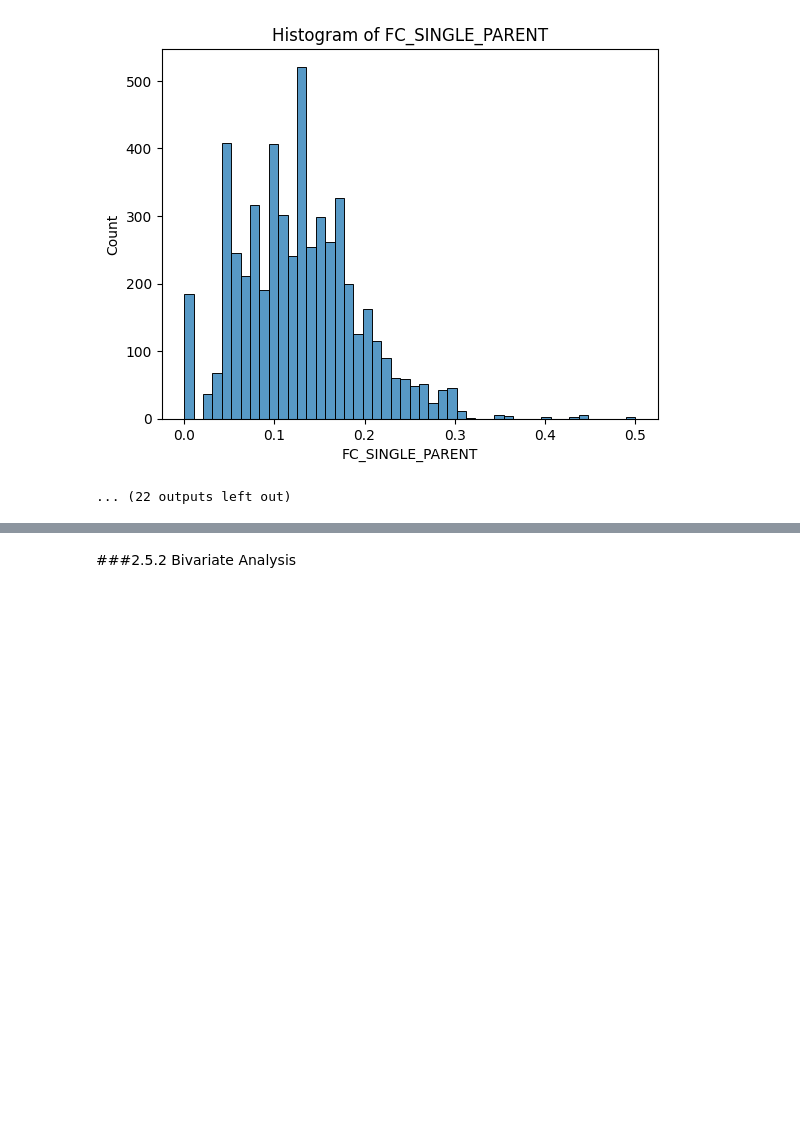
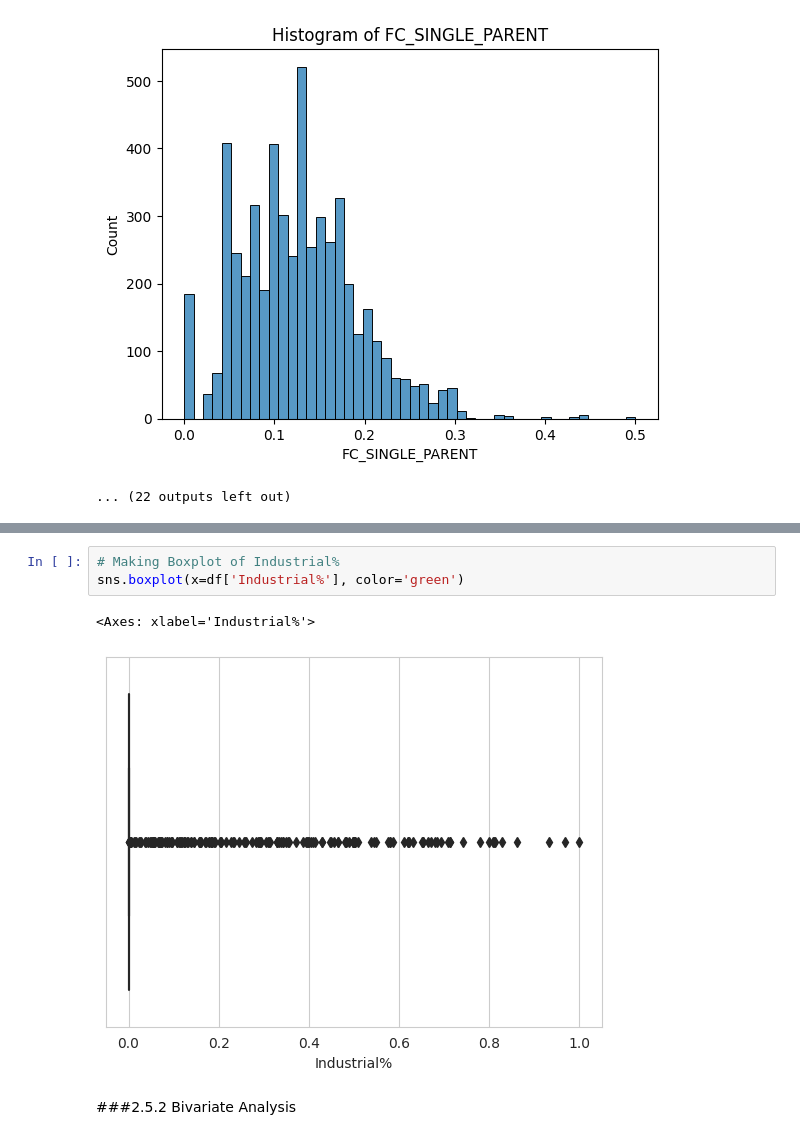
Before and after one commit to ItsSHALINISuresh/ML-in-Business, a Jupyter notebook: MIS710 Assignment/MIS710_A1_Template_T2_2023.ipynb, the cells around one changed output, grey strips where cells are left out. Drawn from its saved outputs; the diff is of its cells as text; blank space fills up the shorter version.

```diff
--- a/MIS710 Assignment/MIS710_A1_Template_T2_2023.ipynb
+++ b/MIS710 Assignment/MIS710_A1_Template_T2_2023.ipynb
@@ -312,3 +318,9 @@ Numerical Variables: ['ROAD_TYPE', 'AGE_LESS_THAN_15YRS_PCNT', 'AGE_15_24YRS_PCN
+# %%
+# Making Boxplot of Industrial%
+sns.boxplot(x=df['Industrial%'], color='green')
+# %% [output]
+<Axes: xlabel='Industrial%'>
+[figure, added]
 # %% [markdown]
 ###2.5.2 Bivariate Analysis
 # %%
```
Also changed, not shown: parts of 1 cell of this notebook.
